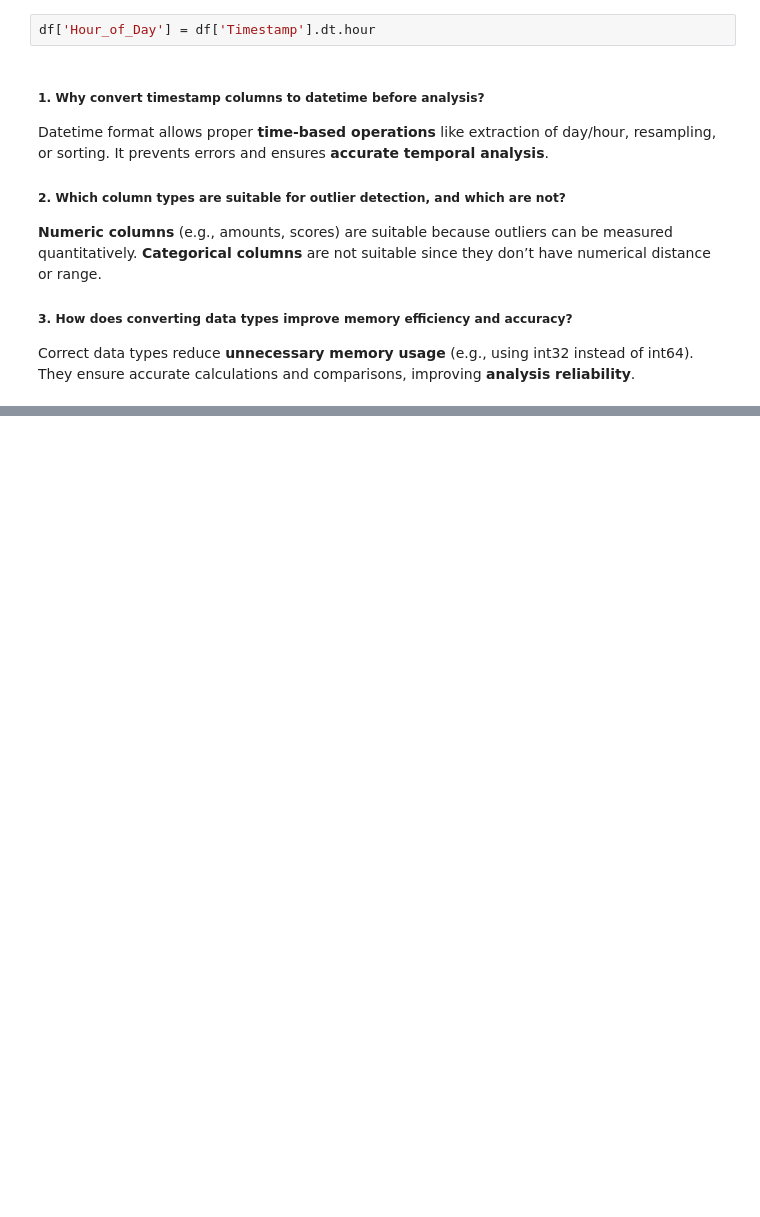
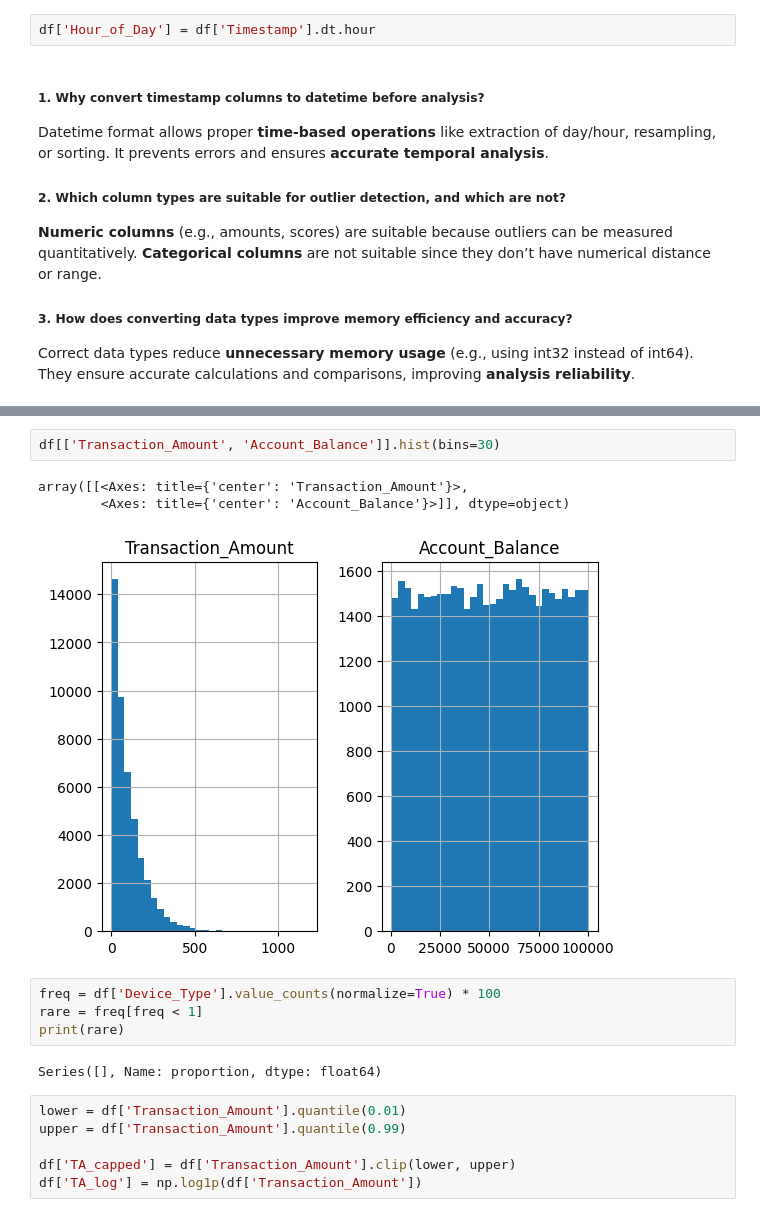
Before and after one commit to AbdulWahid026/SafeBank_EDA, a Jupyter notebook: FraudDetection_EDA.ipynb, the cells around one changed output, grey strips where cells are left out. Cells and saved outputs as stored; diff of their text form; blank space fills up the shorter version.

```diff
--- a/FraudDetection_EDA.ipynb
+++ b/FraudDetection_EDA.ipynb
@@ -269,0 +278,18 @@ They ensure accurate calculations and comparisons, improving **analysis reliabil
+# %%
+df[['Transaction_Amount', 'Account_Balance']].hist(bins=30)
+# %% [output]
+array([[<Axes: title={'center': 'Transaction_Amount'}>,
+        <Axes: title={'center': 'Account_Balance'}>]], dtype=object)
+[figure, added]
+# %%
+freq = df['Device_Type'].value_counts(normalize=True) * 100
+rare = freq[freq < 1]
+print(rare)
+# %% [output]
+Series([], Name: proportion, dtype: float64)
+# %%
+lower = df['Transaction_Amount'].quantile(0.01)
+upper = df['Transaction_Amount'].quantile(0.99)
+
+df['TA_capped'] = df['Transaction_Amount'].clip(lower, upper)
+df['TA_log'] = np.log1p(df['Transaction_Amount'])
```
Also changed, not shown: parts of 5 cells of this notebook.
